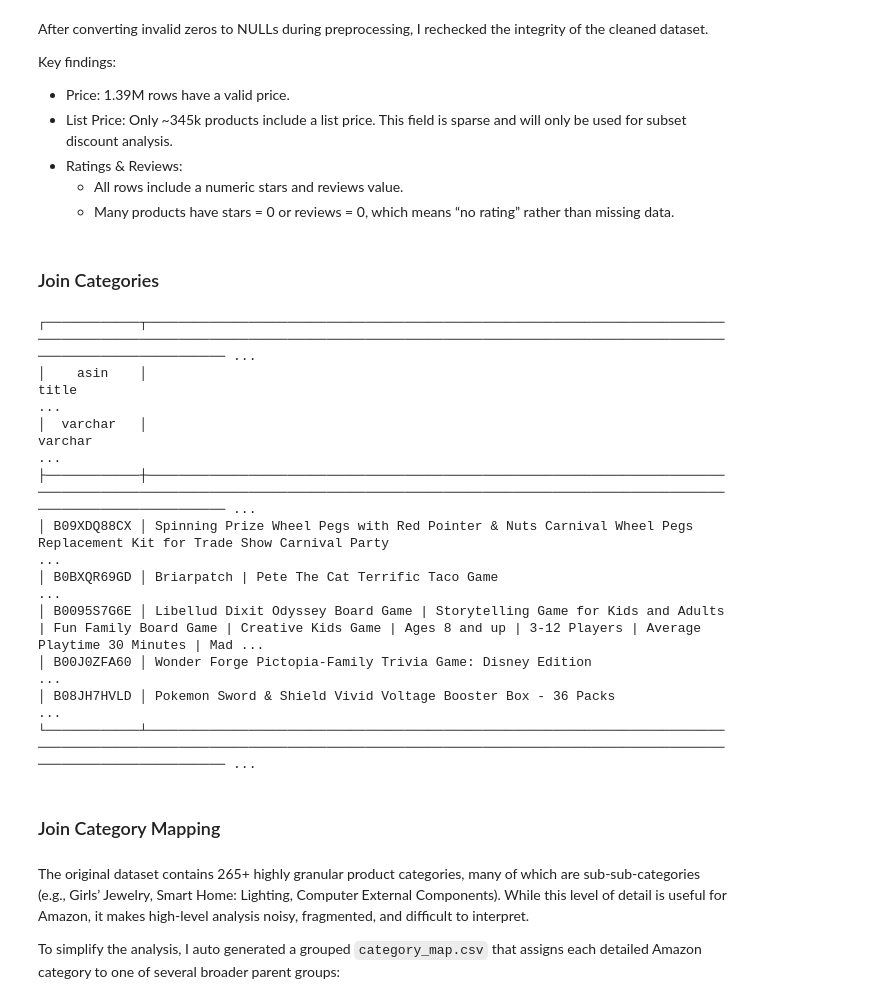
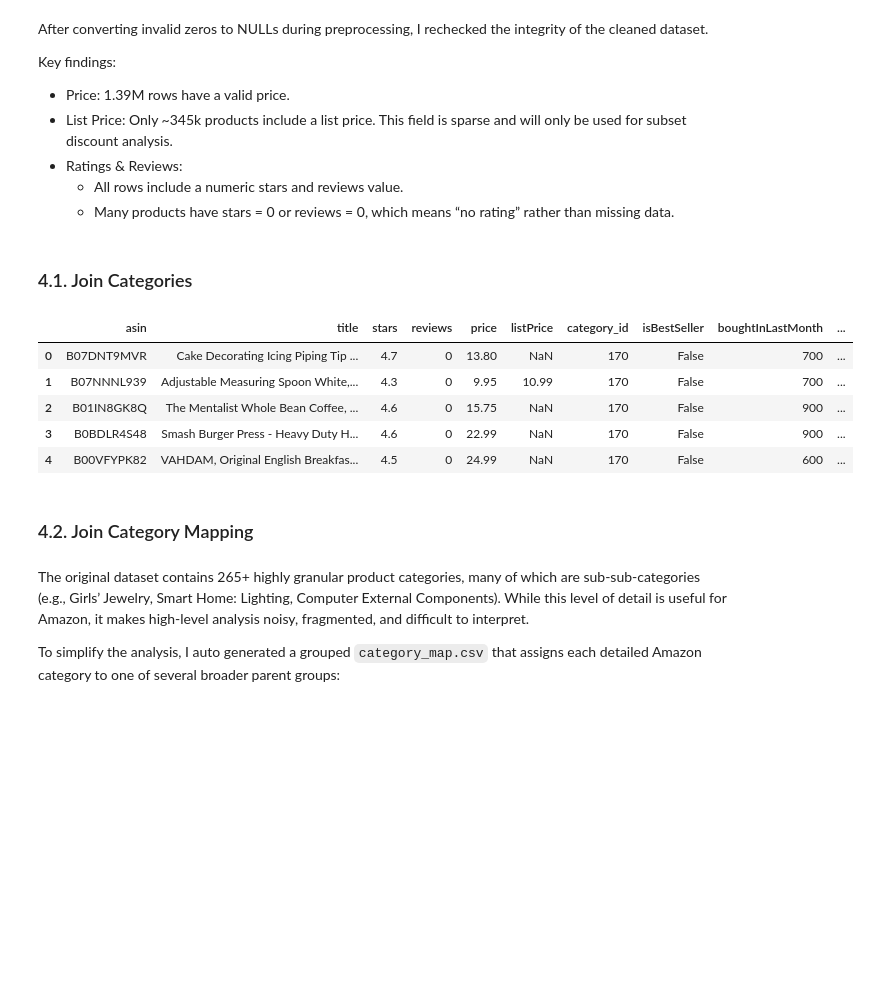
Before and after one commit to monikase/Data-Analytics-Projects, a Jupyter notebook: notebooks/amazon_data_analysis.ipynb, the cells around one changed output. Drawn from its saved outputs; the diff is of its cells as text; code cells hidden in the pictures; blank space fills up the shorter version.

```diff
--- a/notebooks/amazon_data_analysis.ipynb
+++ b/notebooks/amazon_data_analysis.ipynb
@@ -218,7 +226,7 @@ Key findings:
     - All rows include a numeric stars and reviews value.
     - Many products have stars = 0 or reviews = 0, which means “no rating” rather than missing data.
 # %% [markdown]
-### Join Categories
+### 4.1. Join Categories
 # %%
 duckdb.sql("""
 CREATE OR REPLACE TABLE products_full AS
@@ -230,20 +238,16 @@ LEFT JOIN categories AS c
 ON p.category_id = c.id;
 """)
 # %%
-duckdb.sql("SELECT * FROM products_full LIMIT 5")
+duckdb.sql("SELECT * FROM products_full LIMIT 5").df()
 # %% [output]
-┌────────────┬────────────────────────────────────────────────────────────────────────────────────────────────────────────────────────────────────────────────────────────────────────────────────────── ...
-│    asin    │                                                                                                 title                                                                                     ...
-│  varchar   │                                                                                                varchar                                                                                    ...
-├────────────┼────────────────────────────────────────────────────────────────────────────────────────────────────────────────────────────────────────────────────────────────────────────────────────── ...
-│ B09XDQ88CX │ Spinning Prize Wheel Pegs with Red Pointer & Nuts Carnival Wheel Pegs Replacement Kit for Trade Show Carnival Party                                                                       ...
-│ B0BXQR69GD │ Briarpatch | Pete The Cat Terrific Taco Game                                                                                                                                              ...
-│ B0095S7G6E │ Libellud Dixit Odyssey Board Game | Storytelling Game for Kids and Adults | Fun Family Board Game | Creative Kids Game | Ages 8 and up | 3-12 Players | Average Playtime 30 Minutes | Mad ...
-│ B00J0ZFA60 │ Wonder Forge Pictopia-Family Trivia Game: Disney Edition                                                                                                                                  ...
-│ B08JH7HVLD │ Pokemon Sword & Shield Vivid Voltage Booster Box - 36 Packs                                                                                                                               ...
-└────────────┴────────────────────────────────────────────────────────────────────────────────────────────────────────────────────────────────────────────────────────────────────────────────────────── ...
+|  | asin | title | stars | reviews | price | listPrice | category_id | isBestSeller | boughtInLastMonth | ... |
+| 0 | B07DNT9MVR | Cake Decorating Icing Piping Tip ... | 4.7 | 0 | 13.80 | NaN | 170 | False | 700 | ... |
+| 1 | B07NNNL939 | Adjustable Measuring Spoon White,... | 4.3 | 0 | 9.95 | 10.99 | 170 | False | 700 | ... |
+| 2 | B01IN8GK8Q | The Mentalist Whole Bean Coffee, ... | 4.6 | 0 | 15.75 | NaN | 170 | False | 900 | ... |
+| 3 | B0BDLR4S48 | Smash Burger Press - Heavy Duty H... | 4.6 | 0 | 22.99 | NaN | 170 | False | 900 | ... |
+| 4 | B00VFYPK82 | VAHDAM, Original English Breakfas... | 4.5 | 0 | 24.99 | NaN | 170 | False | 600 | ... |
 # %% [markdown]
-### Join Category Mapping
+### 4.2. Join Category Mapping
 # %% [markdown]
 The original dataset contains 265+ highly granular product categories, many of which are sub-sub-categories (e.g., Girls’ Jewelry, Smart Home: Lighting, Computer External Components).
 While this level of detail is useful for Amazon, it makes high-level analysis noisy, fragmented, and difficult to interpret.
```
Also changed, not shown: parts of 37 cells of this notebook, 2 other files.
